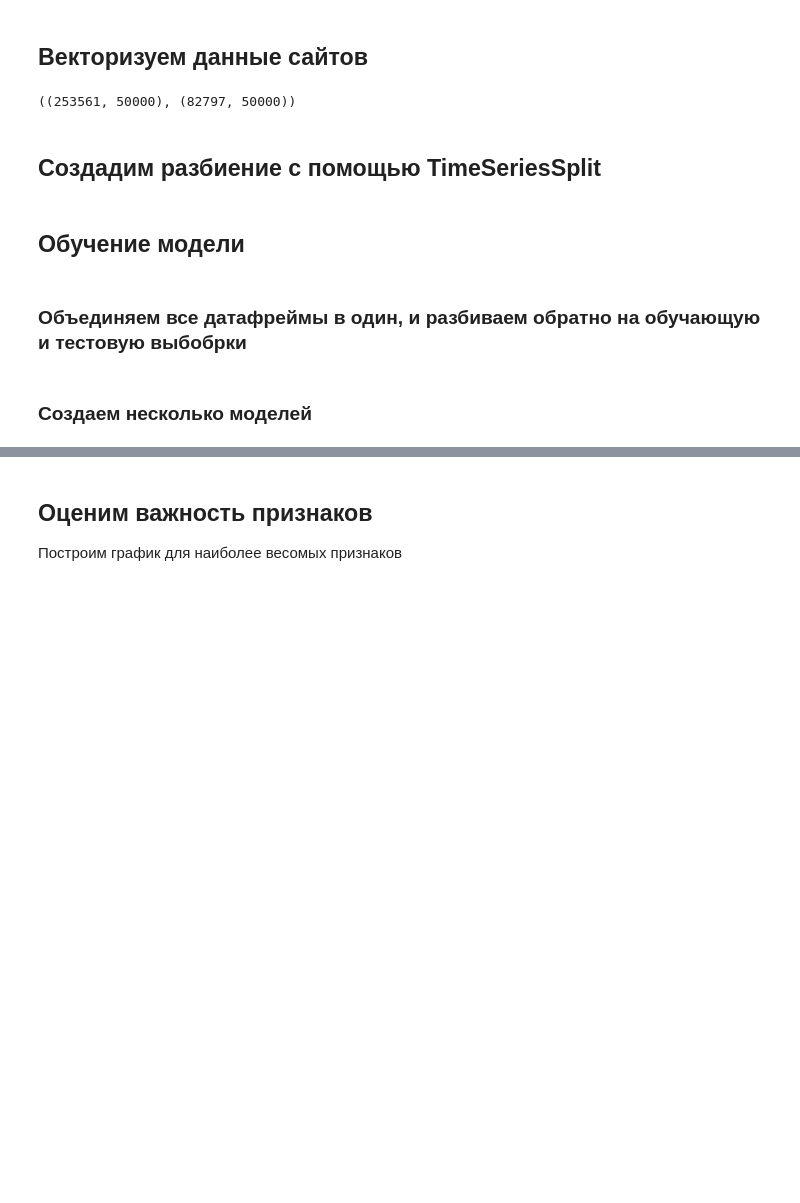
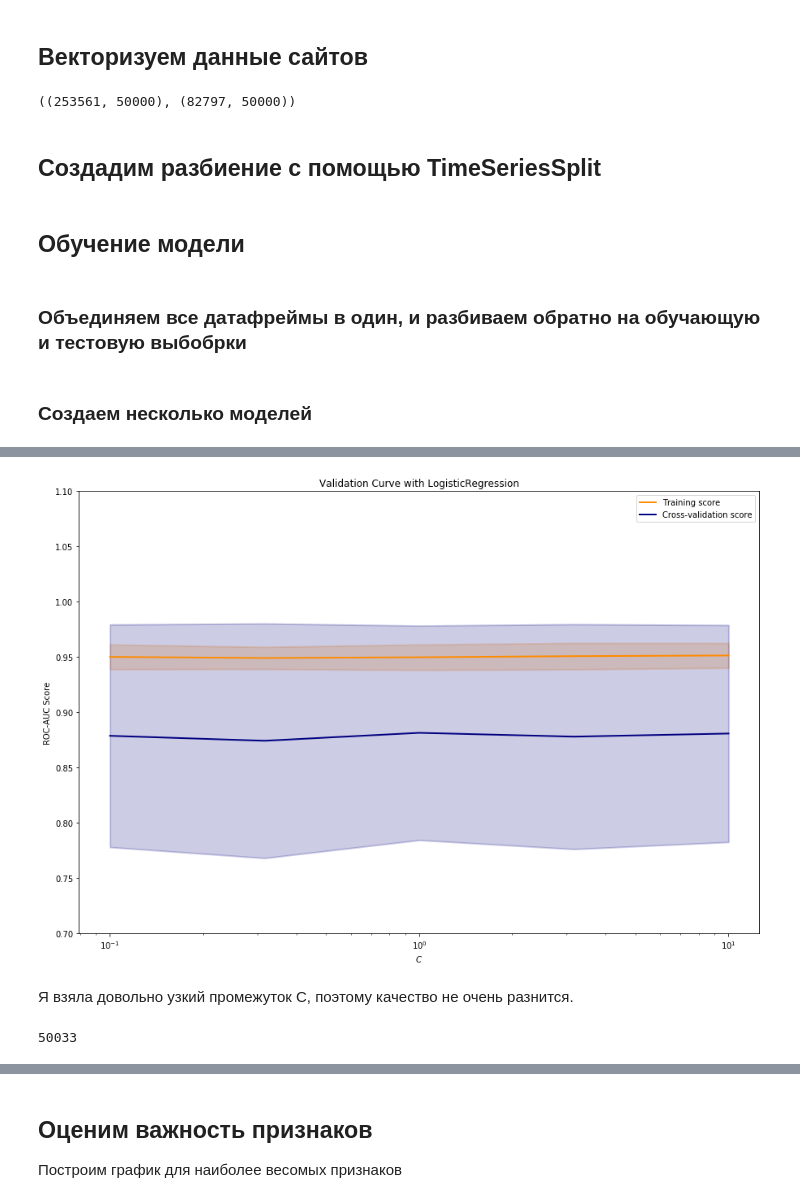
Before and after one commit to alisa-ludezh/user_identification, a Jupyter notebook: week7_report.ipynb, the cells around one changed output, grey strips where cells are left out. Cells and saved outputs as stored; diff of their text form; code cells hidden in the pictures; blank space fills up the shorter version.

```diff
--- a/week7_report.ipynb
+++ b/week7_report.ipynb
@@ -438,0 +491,10 @@ from sklearn.ensemble import RandomForestRegressor
+# %%
+valid_idx = int(train_sparse.shape[0]*0.7)
+# %%
+train_x_sparse = train_sparse[:valid_idx]
+train_valid_sparse = train_sparse[valid_idx:]
+# %%
+lr = LogisticRegression(random_state=17, solver='lbfgs', n_jobs=1).fit(train_x_sparse, train_df.target[:valid_idx])
+sgd = SGDClassifier(random_state=17, max_iter=10000, loss='log').fit(train_x_sparse, train_df.target[:valid_idx])
+#lsvc = LinearSVC(random_state=17).fit(train_x_sparse, train_df.target[:valid_idx])
+gb = GradientBoostingClassifier(random_state=17).fit(train_x_sparse, train_df.target[:valid_idx])
@@ -438,0 +540,2 @@ from sklearn.ensemble import RandomForestRegressor
+# %%
+train_scores, test_scores = validation_curve(lr, train_sparse, train_df.target, cv=time_split, scoring='roc_auc', param_name='C', param_range=np.logspace(-1,1,5), verbose=1, n_jobs=-1)
@@ -438,0 +544,32 @@ from sklearn.ensemble import RandomForestRegressor
+# %%
+fig = plt.figure(figsize=(15,10))
+train_scores_mean = np.mean(train_scores, axis=1)
+train_scores_std = np.std(train_scores, axis=1)
+test_scores_mean = np.mean(test_scores, axis=1)
+test_scores_std = np.std(test_scores, axis=1)
+
+plt.title("Validation Curve with LogisticRegression")
+plt.xlabel("$C$")
+plt.ylabel("ROC-AUC Score")
+plt.ylim(0.7, 1.1)
+lw = 2
+plt.semilogx(np.logspace(-1,1,5), train_scores_mean, label="Training score",
+             color="darkorange", lw=2)
+plt.fill_between(np.logspace(-1,1,5), train_scores_mean - train_scores_std,
+                 train_scores_mean + train_scores_std, alpha=0.2,
+                 color="darkorange", lw=2)
+plt.semilogx(np.logspace(-1,1,5), test_scores_mean, label="Cross-validation score",
+             color="navy", lw=2)
+plt.fill_between(np.logspace(-1,1,5), test_scores_mean - test_scores_std,
+                 test_scores_mean + test_scores_std, alpha=0.2,
+                 color="navy", lw=2)
+plt.legend(loc="best")
+plt.show()
+# %% [output]
+[figure, added]
+# %% [markdown]
+Я взяла довольно узкий промежуток С, поэтому качество не очень разнится.
+# %%
+cv_lr.coef_.argmax()
+# %% [output]
+50033
```
Also changed, not shown: parts of 61 cells of this notebook.
